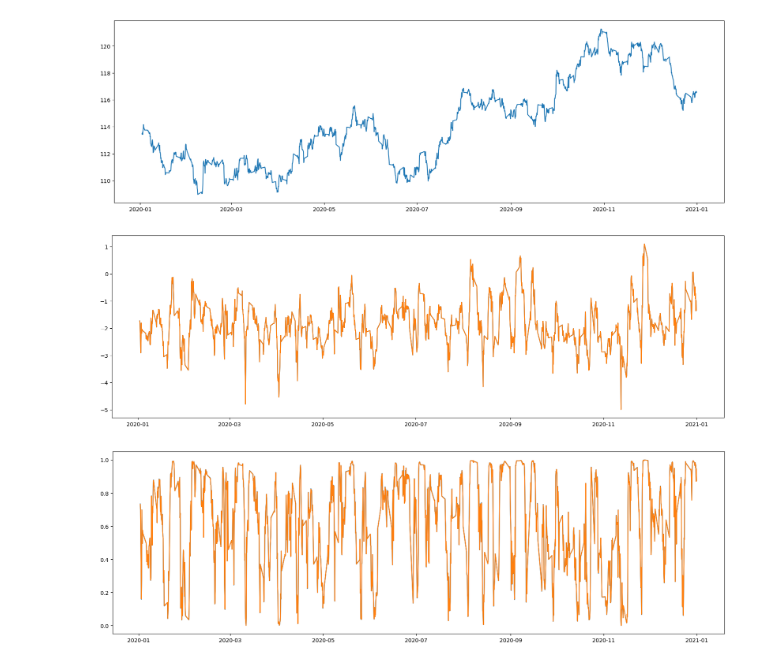
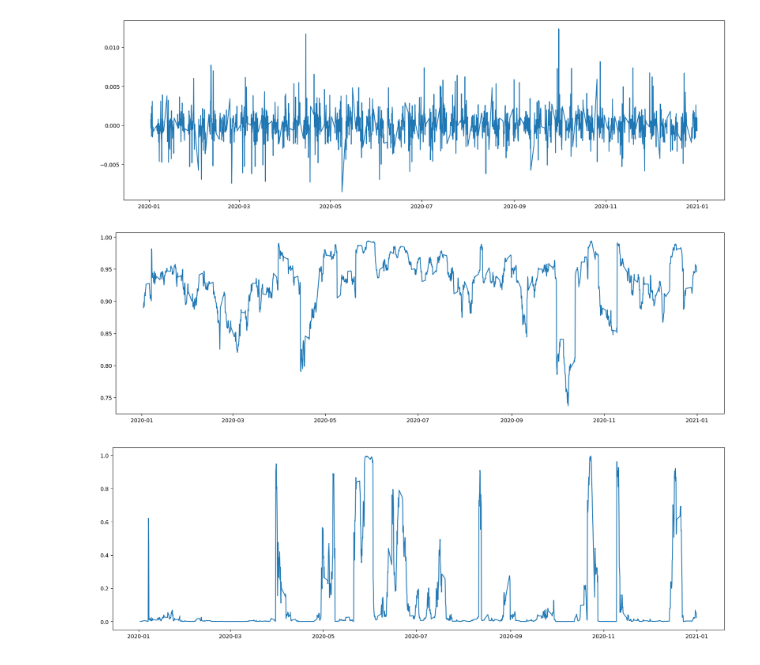
Before and after one commit to Quantreo/quantreo, a Jupyter notebook: Untitled1.ipynb, the cells around one changed output. Saved outputs shown, nothing was run; the diff lists cells and outputs as text; code cells hidden in the pictures.

```diff
--- a/Untitled1.ipynb
+++ b/Untitled1.ipynb
@@ -137,3 +4,6 @@ def rolling_adf(df: pd.DataFrame, col: str, window_size: int, lags: int = None,
 # %%
 from quantreo.datasets import load_generated_ohlcv
 df = load_generated_ohlcv()
+df["returns"] = df["close"].pct_change(1)
+df["abs_returns"] = np.abs(df["returns"])
+df
@@ -200,0 +180,3 @@ Wall time: 13.1 s
+# %%
+%%time
+stat, p_value = shapiro_wilk(df, "returns", 50)
@@ -201,20 +186,19 @@ Wall time: 13.1 s
 # %%
 import matplotlib.pyplot as plt
 year = "2020"
+
 plt.figure(figsize=(20,6))
-plt.plot(df["close"].loc[year])
+plt.plot(df["returns"].loc[year])
 plt.show()
 
 plt.figure(figsize=(20,6))
-plt.plot(sml_stat.loc[year])
-plt.plot(quantreo_stat.loc[year])
+plt.plot(stat.loc[year])
 plt.show()
 
 plt.figure(figsize=(20,6))
-plt.plot(sml_p_val.loc[year])
-plt.plot(quantreo_p_val.loc[year])
+plt.plot(p_value.loc[year])
 plt.show()
 # %% [output]
-[figure, old version]
+[figure, new version]
-[figure, old version]
+[figure, new version]
-[figure, old version]
+[figure, new version]
```
Also changed, not shown: parts of 15 cells of this notebook, 6 other files.
